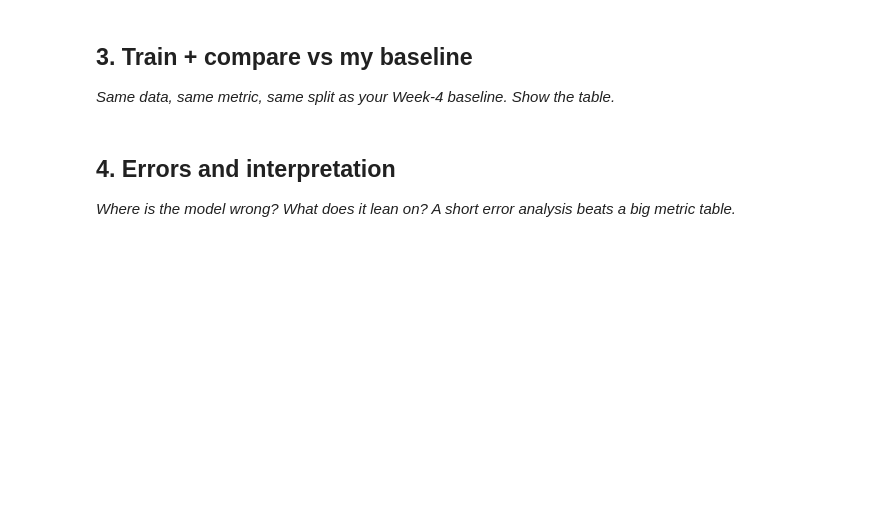
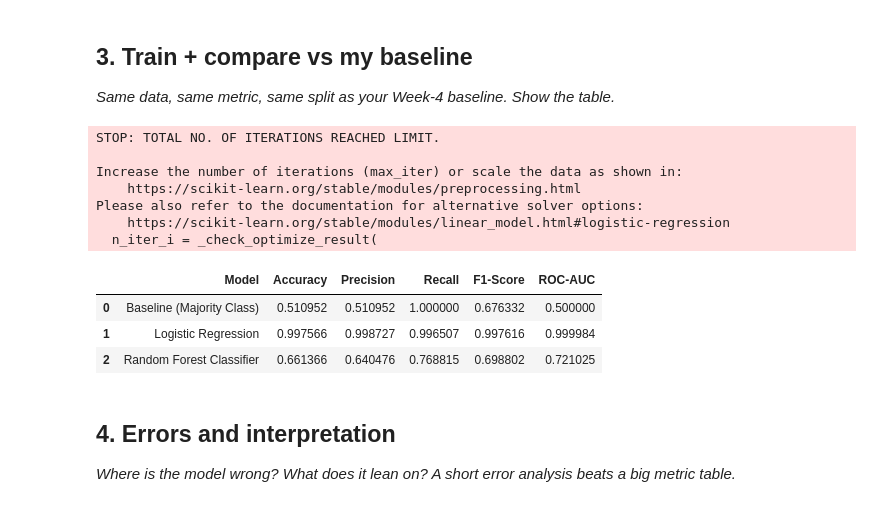
Before and after one commit to s-nancyzakria-hash/flyrank-intern-ml, a Jupyter notebook: work/notebooks/w05_model.ipynb, the cells around one changed output. Cells and saved outputs as stored; diff of their text form; code cells hidden in the pictures; blank space fills up the shorter version.

```diff
--- a/work/notebooks/w05_model.ipynb
+++ b/work/notebooks/w05_model.ipynb
@@ -30,3 +127,67 @@ This skeleton is yours to fill. Work the sections **in order** — each one has
+# %%
+# This cell is for CODE (numbers, a query, a check).
+# Write your text answer in the cell ABOVE this one — typing sentences here breaks Run All.
+
+# 1. Majority Class Baseline
+majority_class = pd.Series(y_train).mode()[0]
+y_pred_baseline = np.full_like(y_val, fill_value=majority_class)
+
+# 2. Logistic Regression
+log_reg = LogisticRegression(max_iter=1000, random_state=42)
+log_reg.fit(X_train, y_train)
+y_pred_lr = log_reg.predict(X_val)
+y_prob_lr = log_reg.predict_proba(X_val)[:, 1]
+
+# 3. Random Forest Classifier
+rf_model = RandomForestClassifier(
+    n_estimators=100, max_depth=6, random_state=42
+)
+rf_model.fit(X_train, y_train)
+y_pred_rf = rf_model.predict(X_val)
+y_prob_rf = rf_model.predict_proba(X_val)[:, 1]
+
+# Comparison Table
+results = [
+    {
+        'Model': 'Baseline (Majority Class)',
+        'Accuracy': accuracy_score(y_val, y_pred_baseline),
+        'Precision': precision_score(y_val, y_pred_baseline, zero_division=0),
+        'Recall': recall_score(y_val, y_pred_baseline, zero_division=0),
+        'F1-Score': f1_score(y_val, y_pred_baseline, zero_division=0),
+        'ROC-AUC': 0.5,
+    },
+    {
+        'Model': 'Logistic Regression',
+        'Accuracy': accuracy_score(y_val, y_pred_lr),
+        'Precision': precision_score(y_val, y_pred_lr, zero_division=0),
+        'Recall': recall_score(y_val, y_pred_lr, zero_division=0),
+        'F1-Score': f1_score(y_val, y_pred_lr, zero_division=0),
+        'ROC-AUC': roc_auc_score(y_val, y_prob_lr),
+    },
+    {
+        'Model': 'Random Forest Classifier',
+        'Accuracy': accuracy_score(y_val, y_pred_rf),
+        'Precision': precision_score(y_val, y_pred_rf, zero_division=0),
+        'Recall': recall_score(y_val, y_pred_rf, zero_division=0),
+        'F1-Score': f1_score(y_val, y_pred_rf, zero_division=0),
+        'ROC-AUC': roc_auc_score(y_val, y_prob_rf),
+    },
+]
+
+comparison_df = pd.DataFrame(results)
+display(comparison_df)
+# %% [output]
+STOP: TOTAL NO. OF ITERATIONS REACHED LIMIT.
+
+Increase the number of iterations (max_iter) or scale the data as shown in:
+    https://scikit-learn.org/stable/modules/preprocessing.html
+Please also refer to the documentation for alternative solver options:
+    https://scikit-learn.org/stable/modules/linear_model.html#logistic-regression
+  n_iter_i = _check_optimize_result(
+|  | Model | Accuracy | Precision | Recall | F1-Score | ROC-AUC |
+| 0 | Baseline (Majority Class) | 0.510952 | 0.510952 | 1.000000 | 0.676332 | 0.500000 |
+| 1 | Logistic Regression | 0.997566 | 0.998727 | 0.996507 | 0.997616 | 0.999984 |
+| 2 | Random Forest Classifier | 0.661366 | 0.640476 | 0.768815 | 0.698802 | 0.721025 |
 # %% [markdown]
 ## 4. Errors and interpretation
 
```
Also changed, not shown: parts of 7 cells of this notebook.
